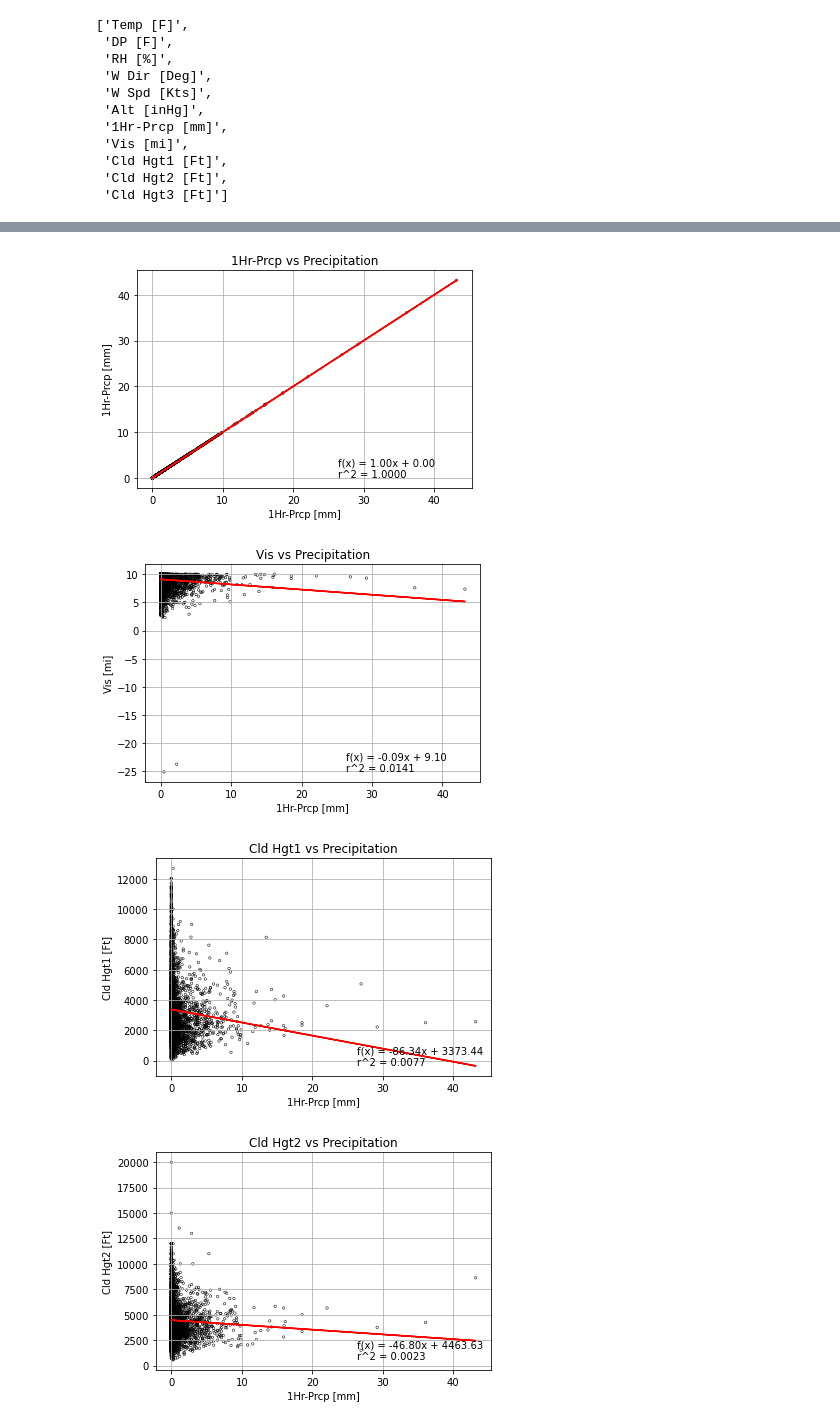
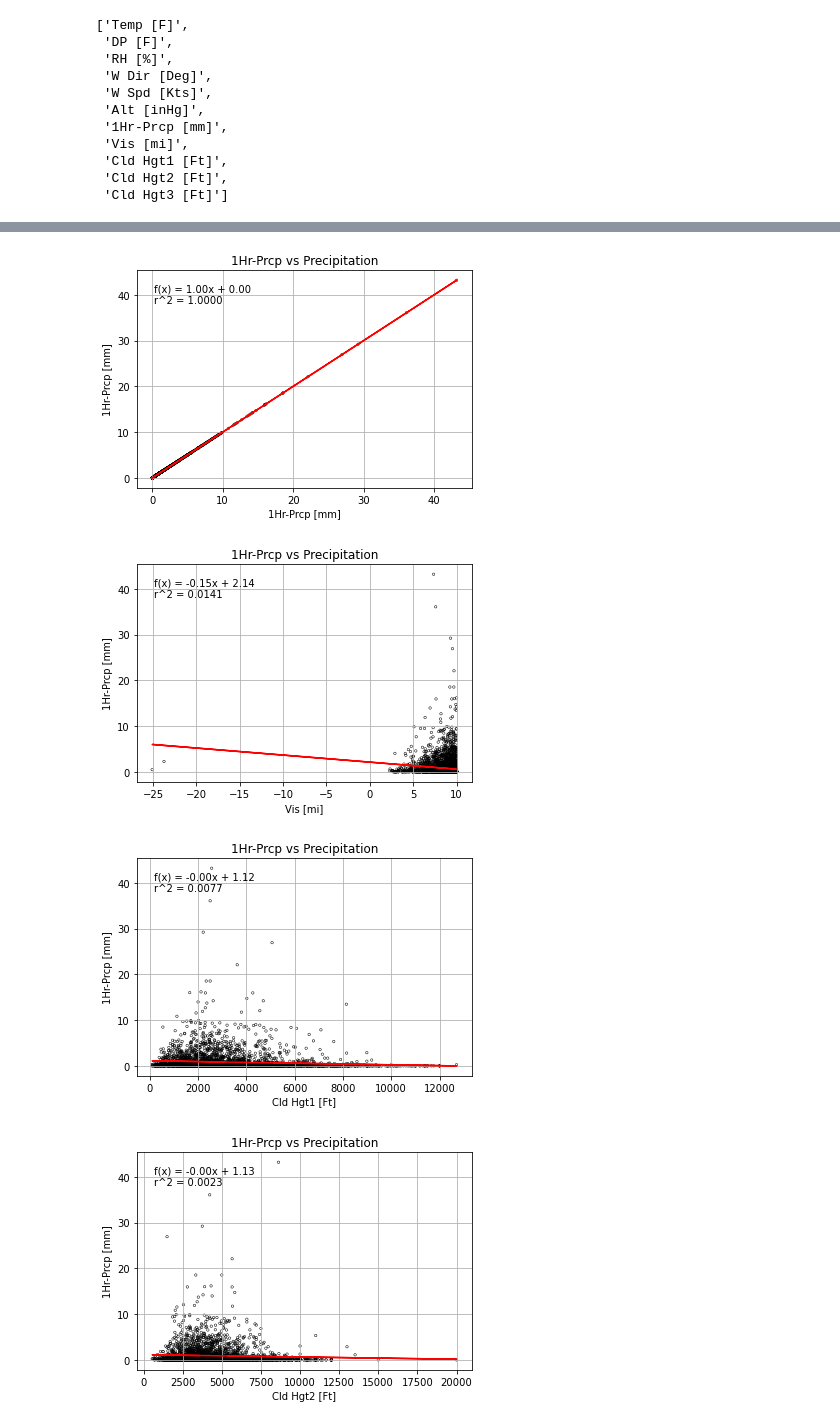
Before and after one commit to adv-py-geos/Easterwood_rain, a Jupyter notebook: MET_Regressions-ALV.ipynb, the cells around one changed output, grey strips where cells are left out. Cells and saved outputs as stored; diff of their text form; code cells hidden in the pictures.

```diff
--- a/MET_Regressions-ALV.ipynb
+++ b/MET_Regressions-ALV.ipynb
@@ -83,7 +83,7 @@ def linreg(df, x, y):
     lin_string = 'f(x) = {slope:.2f}x + {intercept:.2f} \nr^2 = {r2:.4f}' \
     .format(slope = model.coef_[0], intercept = model.intercept_, r2 = model.score(x_val,y_val))
 
-    ax.annotate(lin_string, xy=(0.6, 0.05), xycoords='axes fraction')
+    ax.annotate(lin_string, xy=(0.05, 0.85), xycoords='axes fraction')
 
     return(plt.show(fig))
 # %%
@@ -108,5 +108,5 @@ linreg(CLL_data, '1Hr-Prcp [mm]', 'Temp [F]')
 # %%
 # All variables vs Precipiation
 for i in list(CLL_data.columns):
-    linreg(CLL_data, '1Hr-Prcp [mm]', i)
+    linreg(CLL_data, i, '1Hr-Prcp [mm]')
 # %% [output]
@@ -119,4 +119,4 @@ for i in list(CLL_data.columns):
-[figure, old version]
+[figure, new version]
-[figure, old version]
+[figure, new version]
-[figure, old version]
+[figure, new version]
-[figure, old version]
+[figure, new version]
```
Also changed, not shown: parts of 2 cells of this notebook.
